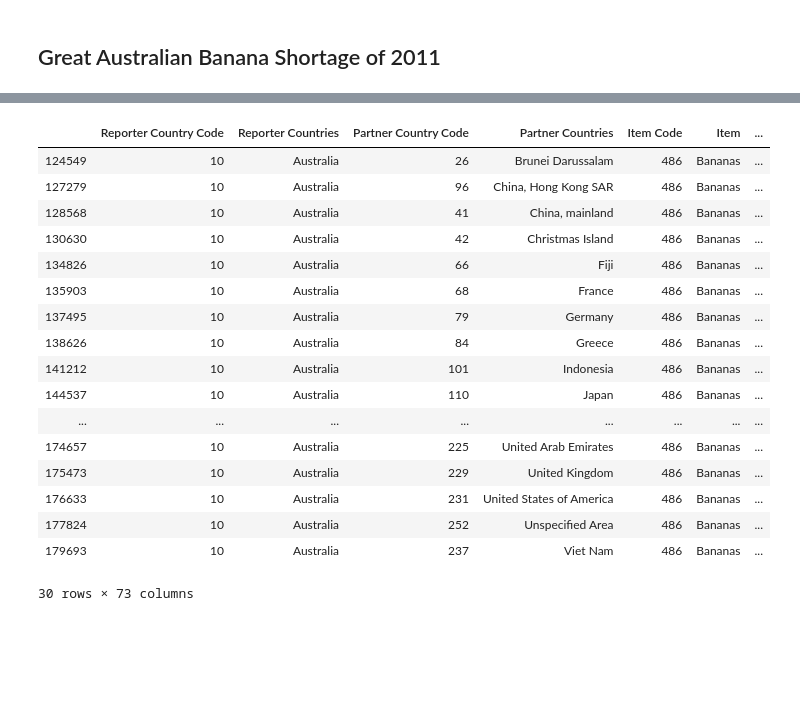
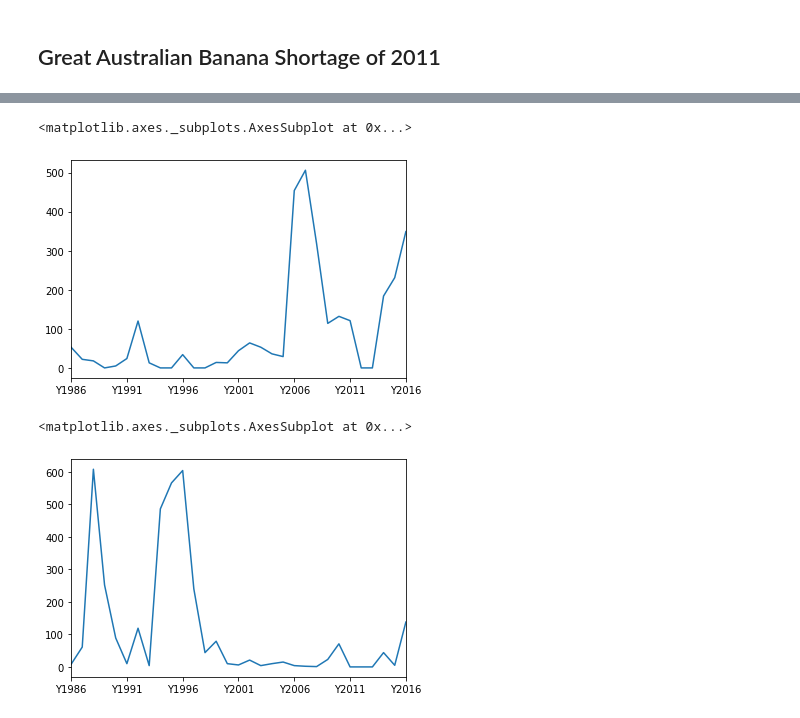
Before and after one commit to n-poulsen/GranADA, a Jupyter notebook: code/marketResponse.ipynb, the cells around one changed output, grey strips where cells are left out. Cells and saved outputs as stored; diff of their text form; code cells hidden in the pictures; blank space fills up the shorter version.

Commit message:
Australian Bananas

```diff
--- a/code/marketResponse.ipynb
+++ b/code/marketResponse.ipynb
@@ -170,22 +17,29 @@ df_banana_import_weight_au.describe()
-# %%
-df_banana_export_weight_au = df_banana_trade_weight_au[df_banana_trade_weight_au['Element'] == 'Export Quantity']
-df_banana_export_weight_au
-# %% [output]
-|  | Reporter Country Code | Reporter Countries | Partner Country Code | Partner Countries | Item Code | Item | ... |
-| 124549 | 10 | Australia | 26 | Brunei Darussalam | 486 | Bananas | ... |
-| 127279 | 10 | Australia | 96 | China, Hong Kong SAR | 486 | Bananas | ... |
-| 128568 | 10 | Australia | 41 | China, mainland | 486 | Bananas | ... |
-| 130630 | 10 | Australia | 42 | Christmas Island | 486 | Bananas | ... |
-| 134826 | 10 | Australia | 66 | Fiji | 486 | Bananas | ... |
-| 135903 | 10 | Australia | 68 | France | 486 | Bananas | ... |
-| 137495 | 10 | Australia | 79 | Germany | 486 | Bananas | ... |
-| 138626 | 10 | Australia | 84 | Greece | 486 | Bananas | ... |
-| 141212 | 10 | Australia | 101 | Indonesia | 486 | Bananas | ... |
-| 144537 | 10 | Australia | 110 | Japan | 486 | Bananas | ... |
-| ... | ... | ... | ... | ... | ... | ... | ... |
-| 174657 | 10 | Australia | 225 | United Arab Emirates | 486 | Bananas | ... |
-| 175473 | 10 | Australia | 229 | United Kingdom | 486 | Bananas | ... |
-| 176633 | 10 | Australia | 231 | United States of America | 486 | Bananas | ... |
-| 177824 | 10 | Australia | 252 | Unspecified Area | 486 | Bananas | ... |
-| 179693 | 10 | Australia | 237 | Viet Nam | 486 | Bananas | ... |
-30 rows × 73 columns
+# %%
+df_clean = remove_f_years(df_trade_matrix)
+# %%
+def total_trade(df, country, item, unit='tonnes', reporter=True):
+    df = df[df['Item'] == item]
+    df = df[df['Unit'] == unit].fillna(value=0)
+    if reporter:
+        df = df[df['Reporter Countries']== country]
+        df_import = df[df['Element'] == 'Import Quantity']
+        df_export = df[df['Element'] == 'Export Quantity']
+    else:
+        df = df[df['Partner Countries'] == country]
+        df_import = df[df['Element'] == 'Export Quantity']
+        df_export = df[df['Element'] == 'Import Quantity']
+    df_import = df_import[[f'Y{label}' for label in range(1986, 2017)]].sum(axis=0)
+    df_export = df_export[[f'Y{label}' for label in range(1986, 2017)]].sum(axis=0)
+    return df_import, df_export
+# %%
+df_import, df_export = total_trade(df_clean, 'Australia', 'Bananas')
+# %%
+df_import.plot()
+# %% [output]
+<matplotlib.axes._subplots.AxesSubplot at 0x...>
+[figure, added]
+# %%
+df_export.plot()
+# %% [output]
+<matplotlib.axes._subplots.AxesSubplot at 0x...>
+[figure, added]
```
Also changed, not shown: parts of 13 cells of this notebook.
